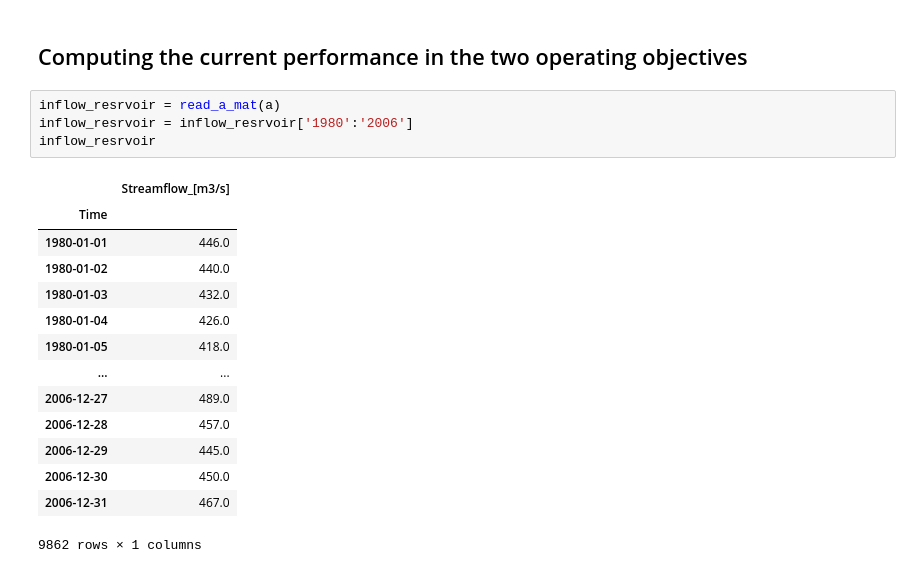
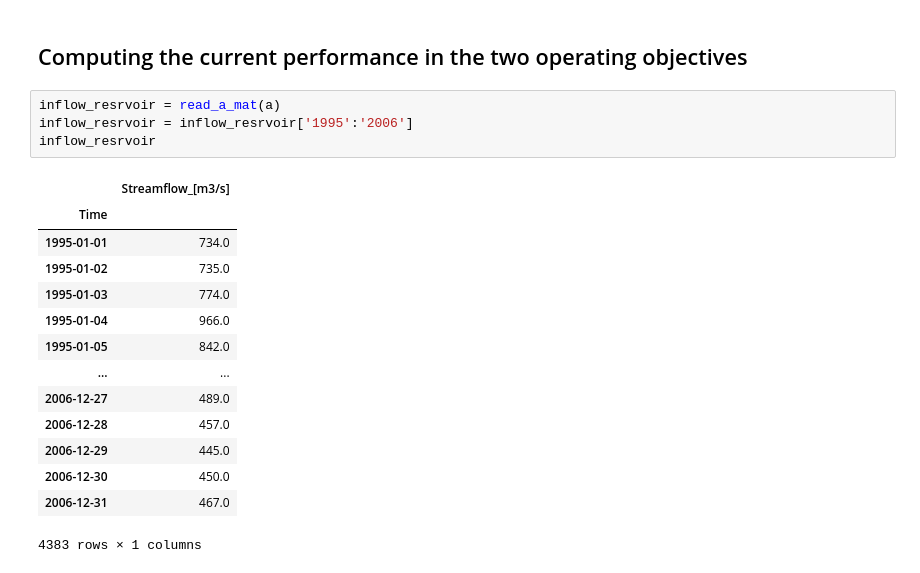
Before and after one commit to CooperBigFoot/optimal-wat-allocation, a Jupyter notebook: code/eda.ipynb, the cells around one changed output. Drawn from its saved outputs; the diff is of its cells as text.

```diff
--- a/code/eda.ipynb
+++ b/code/eda.ipynb
@@ -173,23 +173,23 @@ plt.show()
 ## Computing the current performance in the two operating objectives
 # %%
 inflow_resrvoir = read_a_mat(a)
-inflow_resrvoir = inflow_resrvoir['1980':'2006']
+inflow_resrvoir = inflow_resrvoir['1995':'2006']
 inflow_resrvoir
 # %% [output]
 |  | Streamflow_[m3/s] |
 | Time |  |
-| 1980-01-01 | 446.0 |
-| 1980-01-02 | 440.0 |
-| 1980-01-03 | 432.0 |
-| 1980-01-04 | 426.0 |
-| 1980-01-05 | 418.0 |
+| 1995-01-01 | 734.0 |
+| 1995-01-02 | 735.0 |
+| 1995-01-03 | 774.0 |
+| 1995-01-04 | 966.0 |
+| 1995-01-05 | 842.0 |
 | ... | ... |
 | 2006-12-27 | 489.0 |
 | 2006-12-28 | 457.0 |
 | 2006-12-29 | 445.0 |
 | 2006-12-30 | 450.0 |
 | 2006-12-31 | 467.0 |
-9862 rows × 1 columns
+4383 rows × 1 columns
 # %%
 J_Flood = OF_flood(ht_HN=simul["h_HaNoi"])
 J_HP = OF_hydro(qt=inflow_resrvoir, rt=simul["releaase"], ht=simul["res_lvl"])
```
Also changed, not shown: parts of 10 cells of this notebook.
